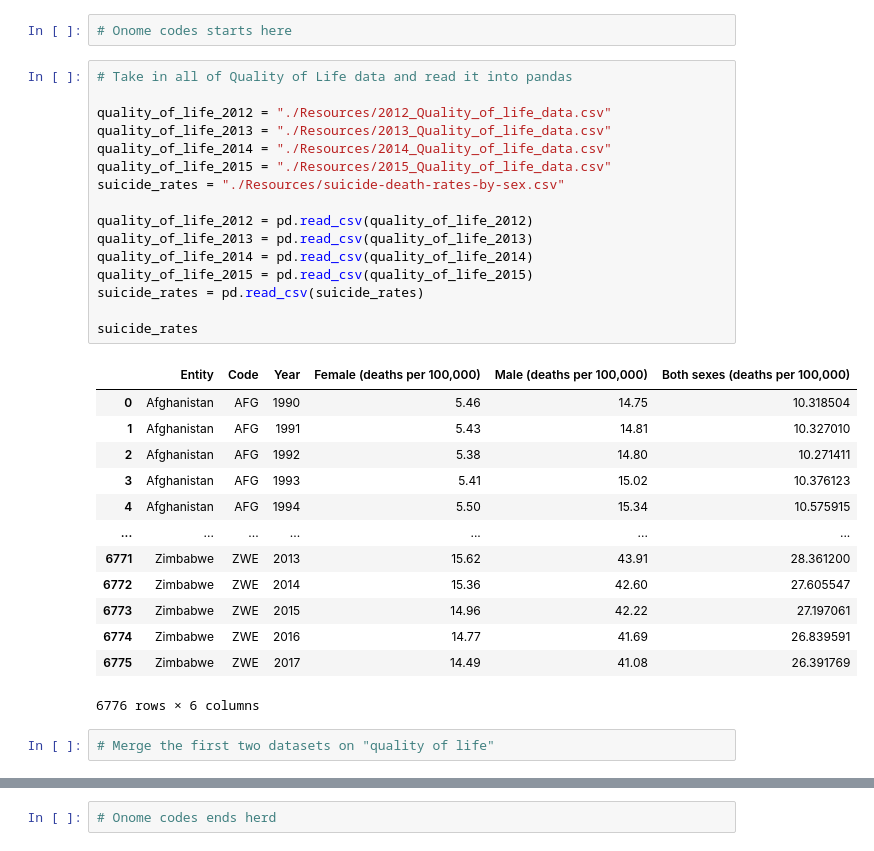
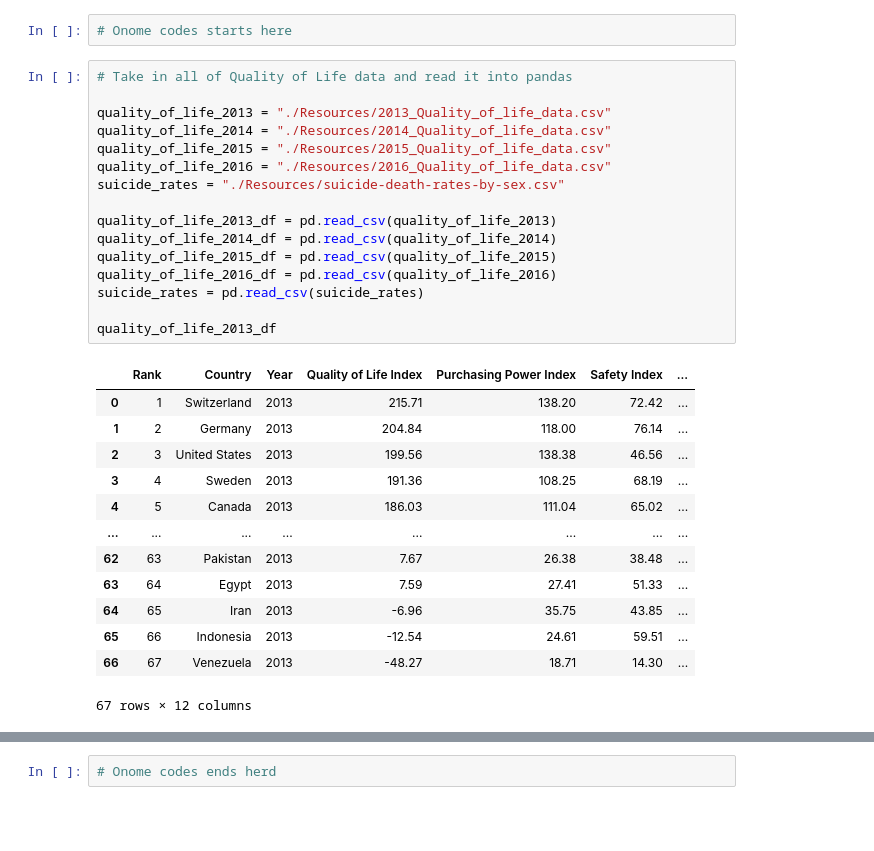
Before and after one commit to sruelle/project-one, a Jupyter notebook: Team Project one.ipynb, the cells around one changed output, grey strips where cells are left out. Saved outputs shown, nothing was run; the diff lists cells and outputs as text; blank space fills up the shorter version.

```diff
--- a/Team Project one.ipynb
+++ b/Team Project one.ipynb
@@ -22,32 +22,30 @@ Ash is doing this
 # %%
 # Take in all of Quality of Life data and read it into pandas
 
-quality_of_life_2012 = "./Resources/2012_Quality_of_life_data.csv"
 quality_of_life_2013 = "./Resources/2013_Quality_of_life_data.csv"
 quality_of_life_2014 = "./Resources/2014_Quality_of_life_data.csv"
 quality_of_life_2015 = "./Resources/2015_Quality_of_life_data.csv"
+quality_of_life_2016 = "./Resources/2016_Quality_of_life_data.csv"
 suicide_rates = "./Resources/suicide-death-rates-by-sex.csv"
 
-quality_of_life_2012 = pd.read_csv(quality_of_life_2012)
-quality_of_life_2013 = pd.read_csv(quality_of_life_2013)
-quality_of_life_2014 = pd.read_csv(quality_of_life_2014)
-quality_of_life_2015 = pd.read_csv(quality_of_life_2015)
+quality_of_life_2013_df = pd.read_csv(quality_of_life_2013)
+quality_of_life_2014_df = pd.read_csv(quality_of_life_2014)
+quality_of_life_2015_df = pd.read_csv(quality_of_life_2015)
+quality_of_life_2016_df = pd.read_csv(quality_of_life_2016)
 suicide_rates = pd.read_csv(suicide_rates)
 
-suicide_rates
+quality_of_life_2013_df
 # %% [output]
-|  | Entity | Code | Year | Female (deaths per 100,000) | Male (deaths per 100,000) | Both sexes (deaths per 100,000) |
-| 0 | Afghanistan | AFG | 1990 | 5.46 | 14.75 | 10.318504 |
-| 1 | Afghanistan | AFG | 1991 | 5.43 | 14.81 | 10.327010 |
-| 2 | Afghanistan | AFG | 1992 | 5.38 | 14.80 | 10.271411 |
-| 3 | Afghanistan | AFG | 1993 | 5.41 | 15.02 | 10.376123 |
-| 4 | Afghanistan | AFG | 1994 | 5.50 | 15.34 | 10.575915 |
-| ... | ... | ... | ... | ... | ... | ... |
-| 6771 | Zimbabwe | ZWE | 2013 | 15.62 | 43.91 | 28.361200 |
-| 6772 | Zimbabwe | ZWE | 2014 | 15.36 | 42.60 | 27.605547 |
-| 6773 | Zimbabwe | ZWE | 2015 | 14.96 | 42.22 | 27.197061 |
-| 6774 | Zimbabwe | ZWE | 2016 | 14.77 | 41.69 | 26.839591 |
-| 6775 | Zimbabwe | ZWE | 2017 | 14.49 | 41.08 | 26.391769 |
+|  | Rank | Country | Year | Quality of Life Index | Purchasing Power Index | Safety Index | ... |
+| 0 | 1 | Switzerland | 2013 | 215.71 | 138.20 | 72.42 | ... |
+| 1 | 2 | Germany | 2013 | 204.84 | 118.00 | 76.14 | ... |
+| 2 | 3 | United States | 2013 | 199.56 | 138.38 | 46.56 | ... |
+| 3 | 4 | Sweden | 2013 | 191.36 | 108.25 | 68.19 | ... |
+| 4 | 5 | Canada | 2013 | 186.03 | 111.04 | 65.02 | ... |
+| ... | ... | ... | ... | ... | ... | ... | ... |
+| 62 | 63 | Pakistan | 2013 | 7.67 | 26.38 | 38.48 | ... |
+| 63 | 64 | Egypt | 2013 | 7.59 | 27.41 | 51.33 | ... |
+| 64 | 65 | Iran | 2013 | -6.96 | 35.75 | 43.85 | ... |
+| 65 | 66 | Indonesia | 2013 | -12.54 | 24.61 | 59.51 | ... |
+| 66 | 67 | Venezuela | 2013 | -48.27 | 18.71 | 14.30 | ... |
-6776 rows × 6 columns
+67 rows × 12 columns
-# %%
-# Merge the first two datasets on "quality of life"
```
Also changed, not shown: parts of 3 cells of this notebook.
